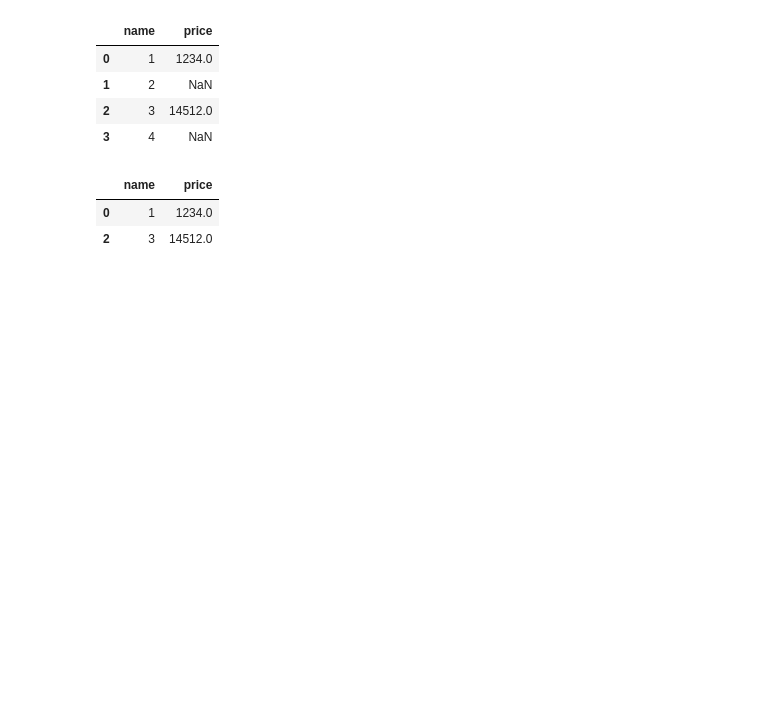
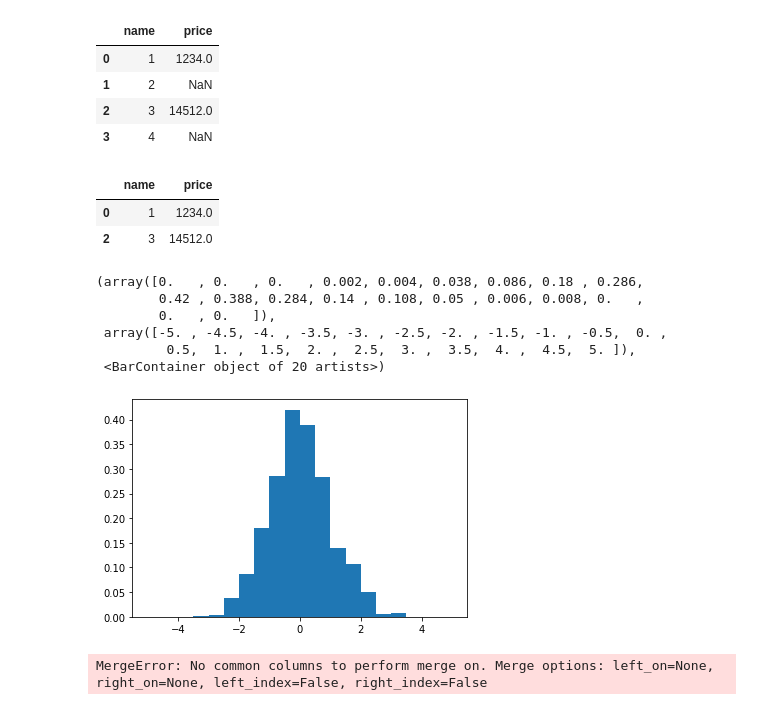
Before and after one commit to Banghyungjin/data_engineering, a Jupyter notebook: Pandas.ipynb, the cells around one changed output. Drawn from its saved outputs; the diff is of its cells as text; code cells hidden in the pictures; blank space fills up the shorter version.

```diff
--- a/Pandas.ipynb
+++ b/Pandas.ipynb
@@ -269,3 +273,16 @@ x.dropna()
 |  | name | price |
 | 0 | 1 | 1234.0 |
 | 2 | 3 | 14512.0 |
+# %%
+import matplotlib.pyplot as plt
+import numpy as np
+x = np.random.randn(1000)
+plt.hist(x, density = True, bins = np.linspace(-5,5,21))
+# %% [output]
+(array([0.   , 0.   , 0.   , 0.002, 0.004, 0.038, 0.086, 0.18 , 0.286,
+        0.42 , 0.388, 0.284, 0.14 , 0.108, 0.05 , 0.006, 0.008, 0.   ,
+        0.   , 0.   ]),
+ array([-5. , -4.5, -4. , -3.5, -3. , -2.5, -2. , -1.5, -1. , -0.5,  0. ,
+         0.5,  1. ,  1.5,  2. ,  2.5,  3. ,  3.5,  4. ,  4.5,  5. ]),
+ <BarContainer object of 20 artists>)
+[figure, added]
@@ -271,0 +296,4 @@ x.dropna()
+# %%
+df_2 = pd.merge(data,df_1, how='outer')
+# %% [output]
+MergeError: No common columns to perform merge on. Merge options: left_on=None, right_on=None, left_index=False, right_index=False
```
Also changed, not shown: parts of 2 cells of this notebook.
